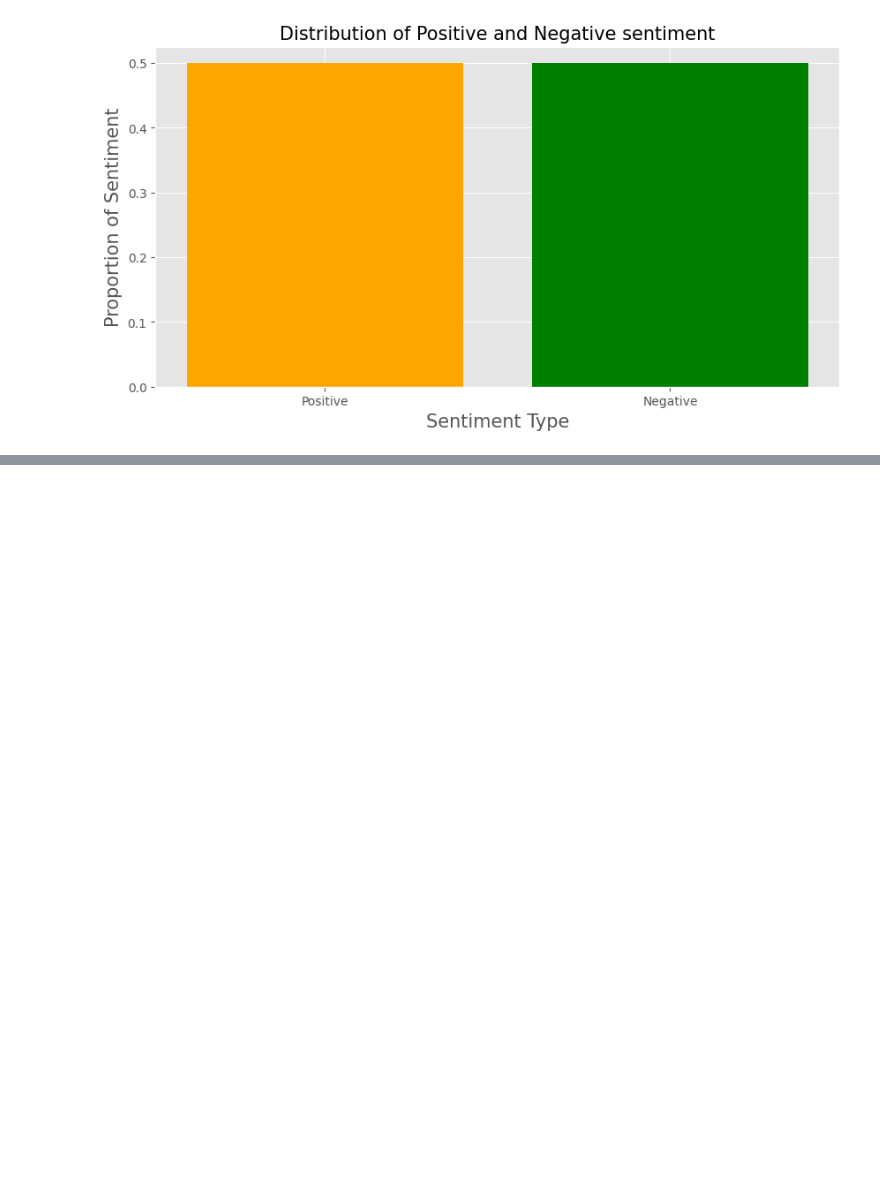
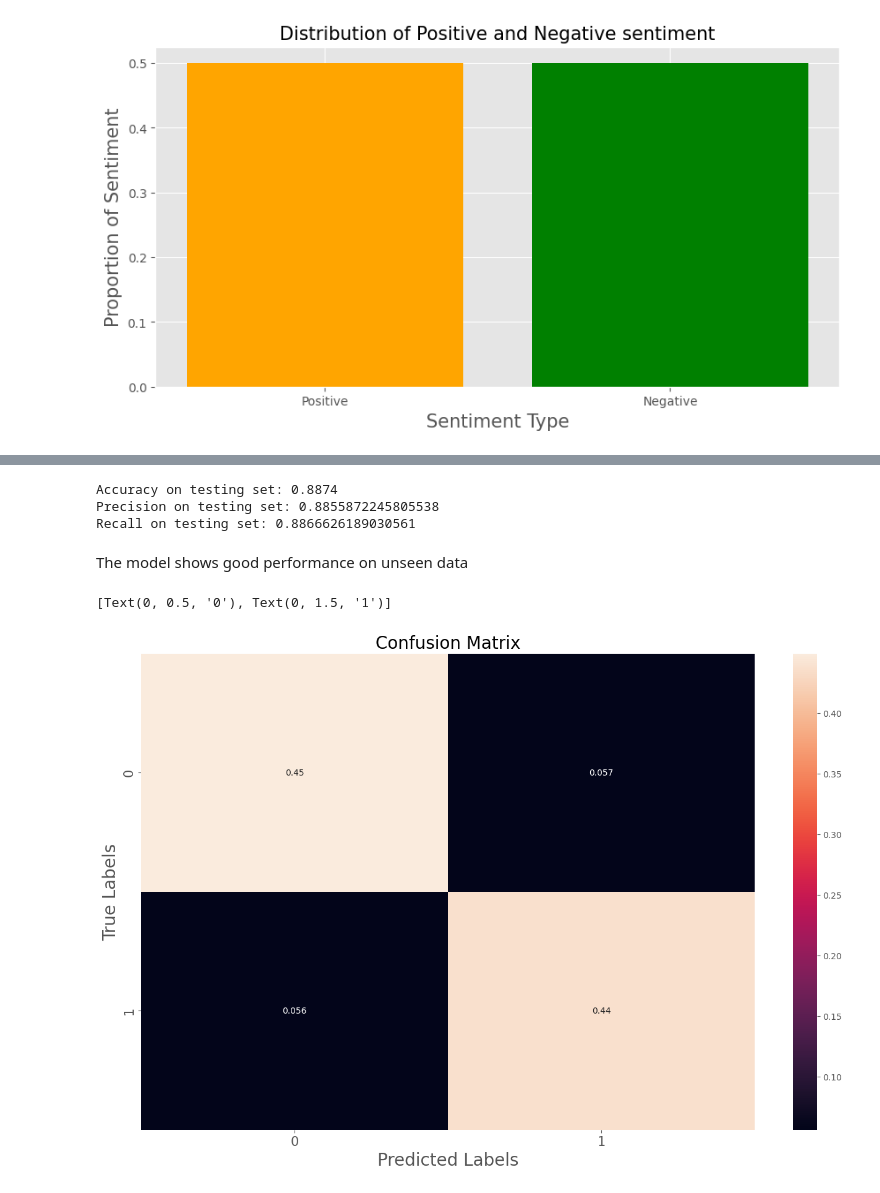
Before and after one commit to Antonindooo/Lab3_RNN_NLP_MOUTON_MORIN_DOAT, a Jupyter notebook: RNN_MovieReview.ipynb, the cells around one changed output, grey strips where cells are left out. Cells and saved outputs as stored; diff of their text form; code cells hidden in the pictures; blank space fills up the shorter version.

```diff
--- a/RNN_MovieReview.ipynb
+++ b/RNN_MovieReview.ipynb
@@ -154,0 +243,10 @@ Model: "sequential_4"
+# %%
+pred = model.predict(X_test)
+
+binary_predictions = []
+
+for i in pred:
+    if i >= 0.5:
+        binary_predictions.append(1)
+    else:
+        binary_predictions.append(0)
@@ -154,0 +255,25 @@ Model: "sequential_4"
+# %%
+print('Accuracy on testing set:', accuracy_score(binary_predictions, y_test))
+print('Precision on testing set:', precision_score(binary_predictions, y_test))
+print('Recall on testing set:', recall_score(binary_predictions, y_test))
+# %% [output]
+Accuracy on testing set: 0.8874
+Precision on testing set: 0.8855872245805538
+Recall on testing set: 0.8866626189030561
+# %% [markdown]
+The model shows good performance on unseen data
+# %%
+matrix = confusion_matrix(binary_predictions, y_test, normalize='all')
+plt.figure(figsize=(16, 10))
+ax= plt.subplot()
+sns.heatmap(matrix, annot=True, ax = ax)
+
+# labels, title and ticks
+ax.set_xlabel('Predicted Labels', size=20)
+ax.set_ylabel('True Labels', size=20)
+ax.set_title('Confusion Matrix', size=20)
+ax.xaxis.set_ticklabels([0,1], size=15)
+ax.yaxis.set_ticklabels([0,1], size=15)
+# %% [output]
+[Text(0, 0.5, '0'), Text(0, 1.5, '1')]
+[figure, added]
```
Also changed, not shown: parts of 21 cells of this notebook.
